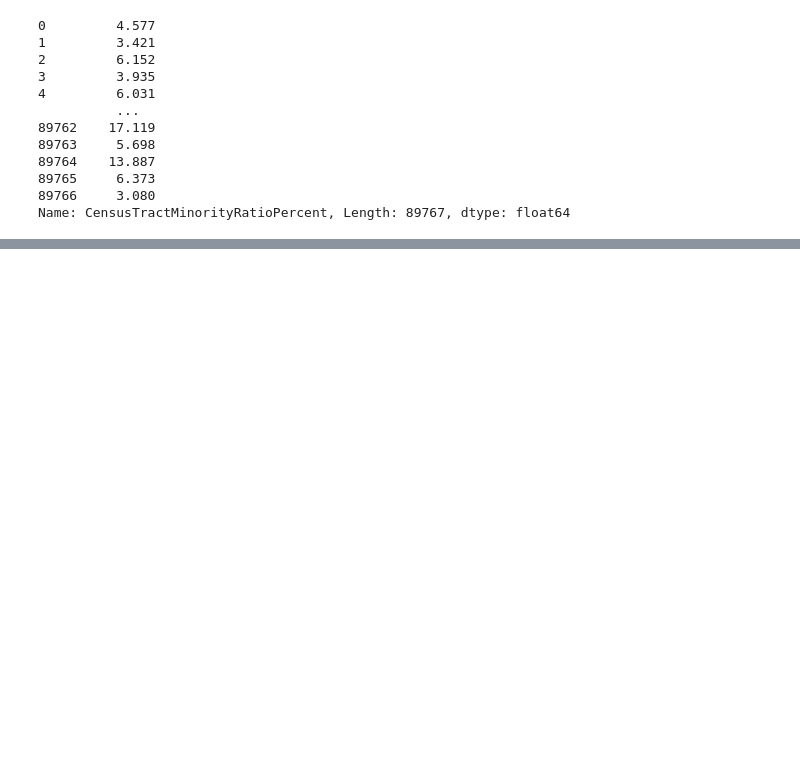
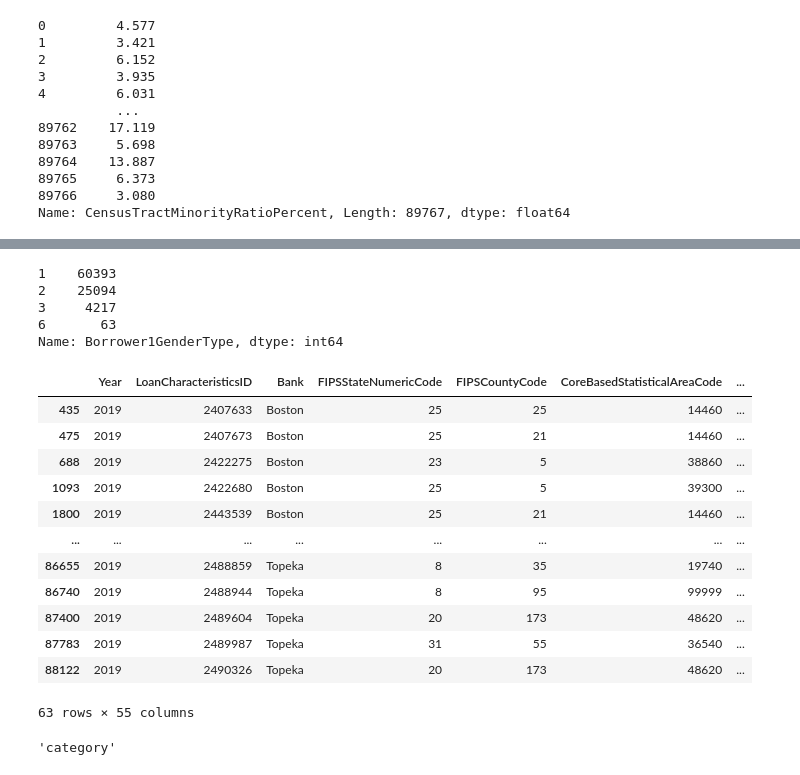
Before and after one commit to syadav12-hawk/check_mortgage_loan_disparity, a Jupyter notebook: Data Wrangling.ipynb, the cells around one changed output, grey strips where cells are left out. Saved outputs shown, nothing was run; the diff lists cells and outputs as text; code cells hidden in the pictures; blank space fills up the shorter version.

```diff
--- a/Data Wrangling.ipynb
+++ b/Data Wrangling.ipynb
@@ -200,0 +522,2 @@ Name: CensusTractMinorityRatioPercent, Length: 89767, dtype: float64
+# %%
+df_2019['MortgageLoanSellerInstType']=df_2019['MortgageLoanSellerInstType'].astype('category')
@@ -200,0 +554,2 @@ Name: CensusTractMinorityRatioPercent, Length: 89767, dtype: float64
+# %%
+df_2019['BorrowerFirstTimeHomebuyer']=df_2019['BorrowerFirstTimeHomebuyer'].astype('category')
@@ -200,0 +576,2 @@ Name: CensusTractMinorityRatioPercent, Length: 89767, dtype: float64
+# %%
+df_2019['Borrower1Race1Type']=df_2019['Borrower1Race1Type'].astype('category')
@@ -200,0 +596,3 @@ Name: CensusTractMinorityRatioPercent, Length: 89767, dtype: float64
+# %%
+df_2019['Borrower2Race1Type']=df_2019['Borrower2Race1Type'].astype('category')
+df_2019['Borrower2Race1Type'].dtype.name
@@ -200,0 +603,29 @@ Name: CensusTractMinorityRatioPercent, Length: 89767, dtype: float64
+# %%
+df_2019['Borrower1GenderType'].value_counts()
+# %% [output]
+1    60393
+2    25094
+3     4217
+6       63
+Name: Borrower1GenderType, dtype: int64
+# %%
+df_2019[df_2019['Borrower1GenderType']==6]
+# %% [output]
+|  | Year | LoanCharacteristicsID | Bank | FIPSStateNumericCode | FIPSCountyCode | CoreBasedStatisticalAreaCode | ... |
+| 435 | 2019 | 2407633 | Boston | 25 | 25 | 14460 | ... |
+| 475 | 2019 | 2407673 | Boston | 25 | 21 | 14460 | ... |
+| 688 | 2019 | 2422275 | Boston | 23 | 5 | 38860 | ... |
+| 1093 | 2019 | 2422680 | Boston | 25 | 5 | 39300 | ... |
+| 1800 | 2019 | 2443539 | Boston | 25 | 21 | 14460 | ... |
+| ... | ... | ... | ... | ... | ... | ... | ... |
+| 86655 | 2019 | 2488859 | Topeka | 8 | 35 | 19740 | ... |
+| 86740 | 2019 | 2488944 | Topeka | 8 | 95 | 99999 | ... |
+| 87400 | 2019 | 2489604 | Topeka | 20 | 173 | 48620 | ... |
+| 87783 | 2019 | 2489987 | Topeka | 31 | 55 | 36540 | ... |
+| 88122 | 2019 | 2490326 | Topeka | 20 | 173 | 48620 | ... |
+63 rows × 55 columns
+# %%
+df_2019['Borrower1GenderType']=df_2019['Borrower1GenderType'].astype('category')
+df_2019['Borrower1GenderType'].dtype.name
+# %% [output]
+'category'
```
Also changed, not shown: parts of 88 cells of this notebook.
